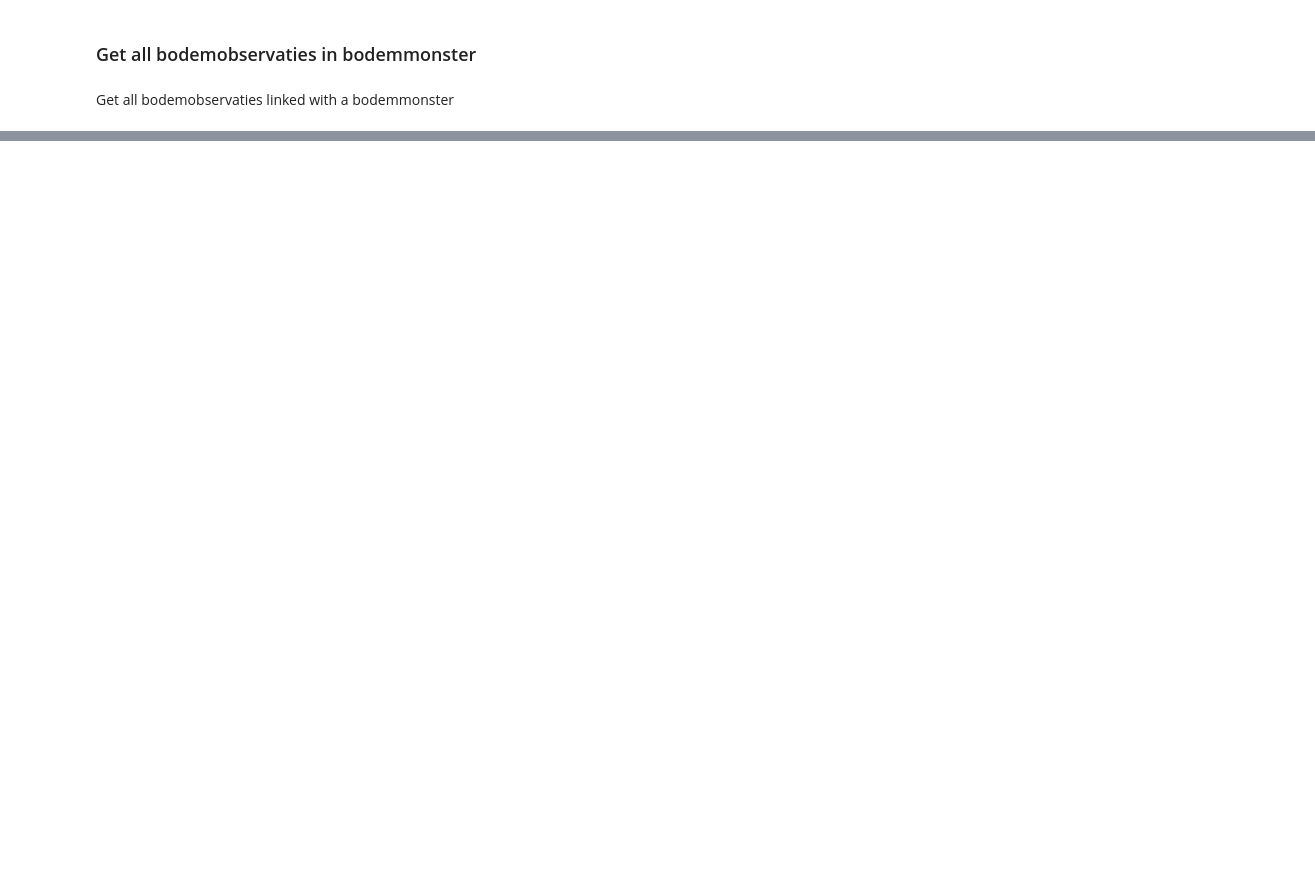
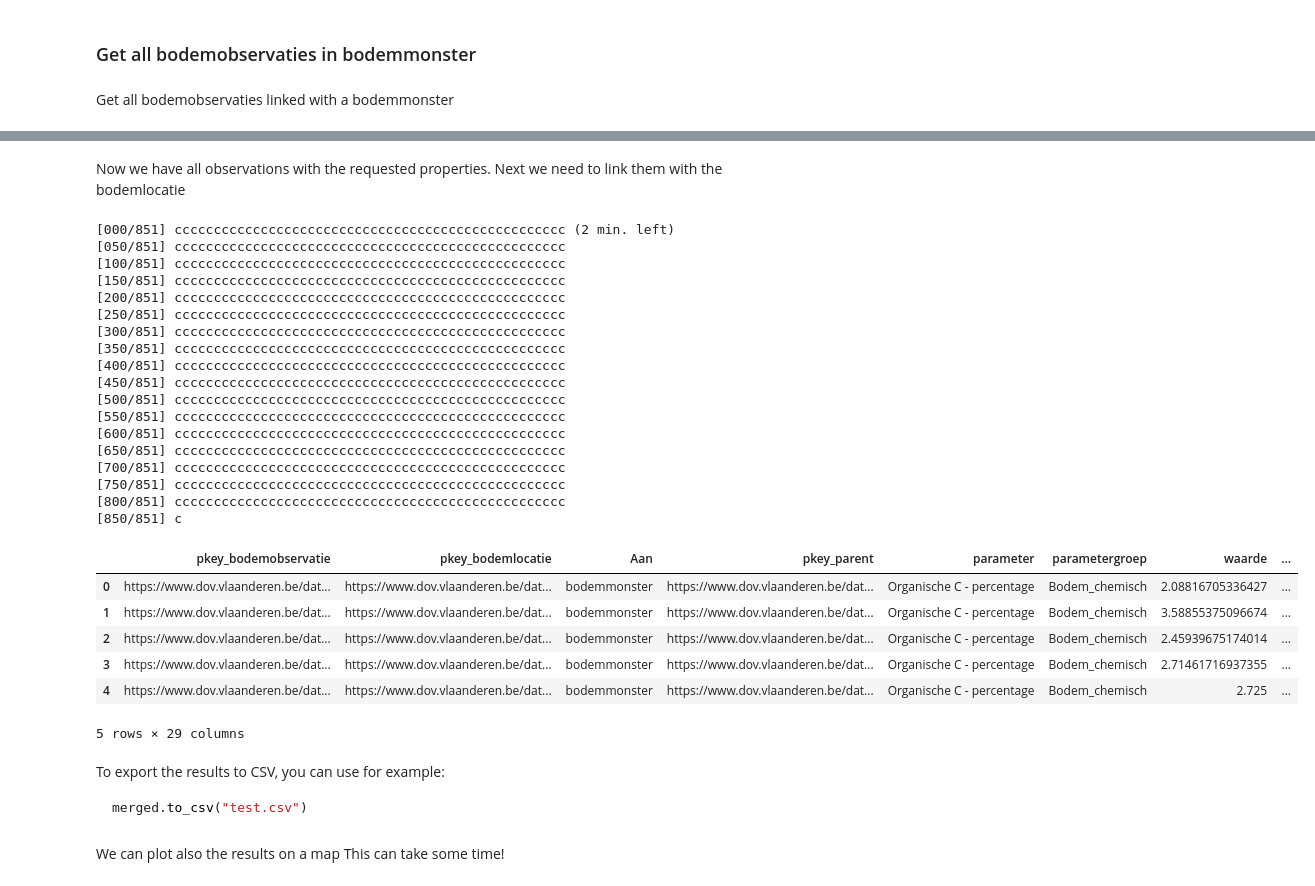
Before and after one commit to DOV-Vlaanderen/pydov, a Jupyter notebook: docs/notebooks/search_bodem.ipynb, the cells around one changed output, grey strips where cells are left out. Cells and saved outputs as stored; diff of their text form; code cells hidden in the pictures; blank space fills up the shorter version.

````diff
--- a/docs/notebooks/search_bodem.ipynb
+++ b/docs/notebooks/search_bodem.ipynb
@@ -229,0 +297,50 @@ bodemobservaties.head()
+# %% [markdown]
+Now we have all observations with the requested properties.
+Next we need to link them with the bodemlocatie
+# %%
+from pydov.search.bodemlocatie import BodemlocatieSearch
+from pydov.util.query import Join
+import pandas as pd
+
+# Find bodemlocatie information for all observations
+bodemlocatie = BodemlocatieSearch()
+bodemlocaties = bodemlocatie.search(query=Join(bodemobservaties, on = 'pkey_bodemlocatie', using='pkey_bodemlocatie'))
+
+# Merge the bodemlocatie information together with the observation information
+merged = pd.merge(bodemobservaties, bodemlocaties, on="pkey_bodemlocatie", how='left')
+
+merged.head()
+# %% [output]
+[000/851] cccccccccccccccccccccccccccccccccccccccccccccccccc (2 min. left)
+[050/851] cccccccccccccccccccccccccccccccccccccccccccccccccc
+[100/851] cccccccccccccccccccccccccccccccccccccccccccccccccc
+[150/851] cccccccccccccccccccccccccccccccccccccccccccccccccc
+[200/851] cccccccccccccccccccccccccccccccccccccccccccccccccc
+[250/851] cccccccccccccccccccccccccccccccccccccccccccccccccc
+[300/851] cccccccccccccccccccccccccccccccccccccccccccccccccc
+[350/851] cccccccccccccccccccccccccccccccccccccccccccccccccc
+[400/851] cccccccccccccccccccccccccccccccccccccccccccccccccc
+[450/851] cccccccccccccccccccccccccccccccccccccccccccccccccc
+[500/851] cccccccccccccccccccccccccccccccccccccccccccccccccc
+[550/851] cccccccccccccccccccccccccccccccccccccccccccccccccc
+[600/851] cccccccccccccccccccccccccccccccccccccccccccccccccc
+[650/851] cccccccccccccccccccccccccccccccccccccccccccccccccc
+[700/851] cccccccccccccccccccccccccccccccccccccccccccccccccc
+[750/851] cccccccccccccccccccccccccccccccccccccccccccccccccc
+[800/851] cccccccccccccccccccccccccccccccccccccccccccccccccc
+[850/851] c
+|  | pkey_bodemobservatie | pkey_bodemlocatie | Aan | pkey_parent | parameter | parametergroep | waarde | ... |
+| 0 | https://www.dov.vlaanderen.be/dat... | https://www.dov.vlaanderen.be/dat... | bodemmonster | https://www.dov.vlaanderen.be/dat... | Organische C - percentage | Bodem_chemisch | 2.08816705336427 | ... |
+| 1 | https://www.dov.vlaanderen.be/dat... | https://www.dov.vlaanderen.be/dat... | bodemmonster | https://www.dov.vlaanderen.be/dat... | Organische C - percentage | Bodem_chemisch | 3.58855375096674 | ... |
+| 2 | https://www.dov.vlaanderen.be/dat... | https://www.dov.vlaanderen.be/dat... | bodemmonster | https://www.dov.vlaanderen.be/dat... | Organische C - percentage | Bodem_chemisch | 2.45939675174014 | ... |
+| 3 | https://www.dov.vlaanderen.be/dat... | https://www.dov.vlaanderen.be/dat... | bodemmonster | https://www.dov.vlaanderen.be/dat... | Organische C - percentage | Bodem_chemisch | 2.71461716937355 | ... |
+| 4 | https://www.dov.vlaanderen.be/dat... | https://www.dov.vlaanderen.be/dat... | bodemmonster | https://www.dov.vlaanderen.be/dat... | Organische C - percentage | Bodem_chemisch | 2.725 | ... |
+5 rows × 29 columns
+# %% [markdown]
+To export the results to CSV, you can use for example:
+```python
+merged.to_csv("test.csv")
+```
+# %% [markdown]
+We can plot also the results on a map
+This can take some time!
````
Also changed, not shown: parts of 10 cells of this notebook.
